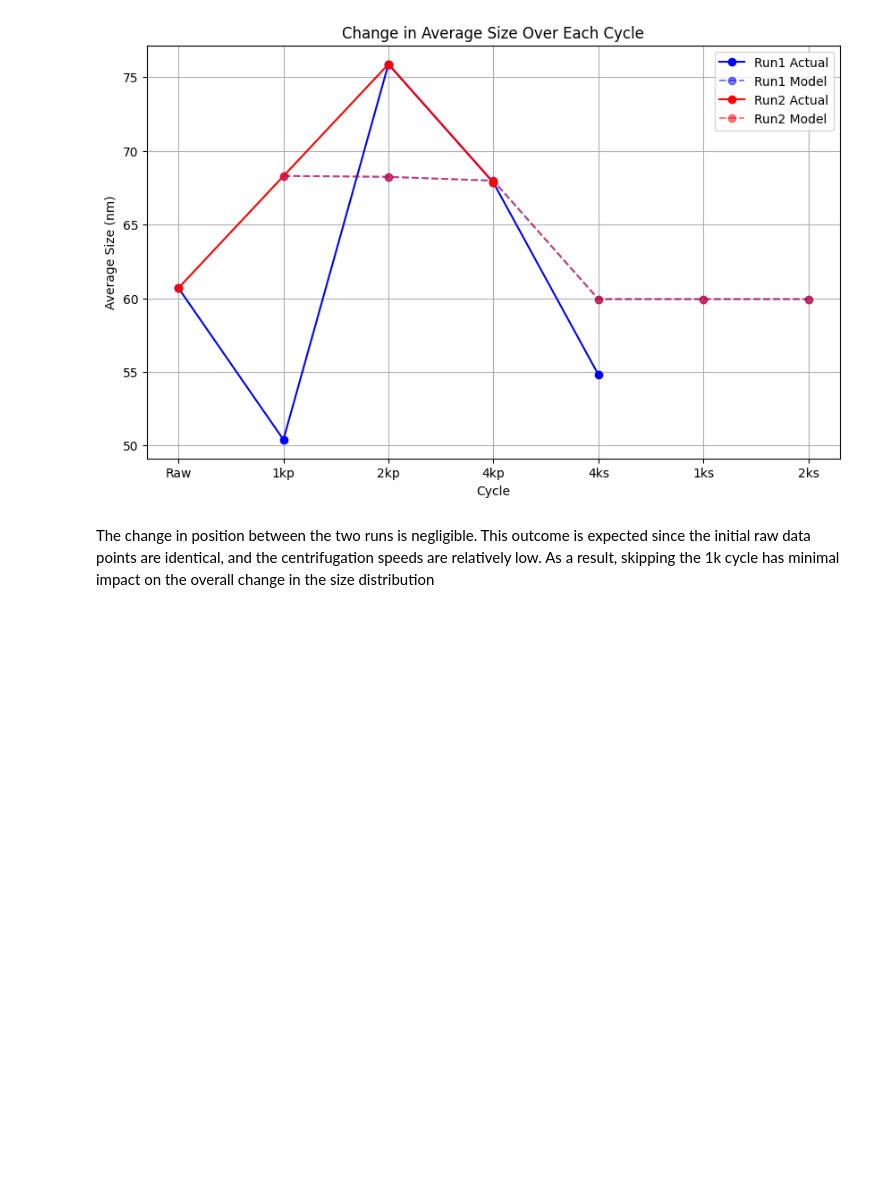
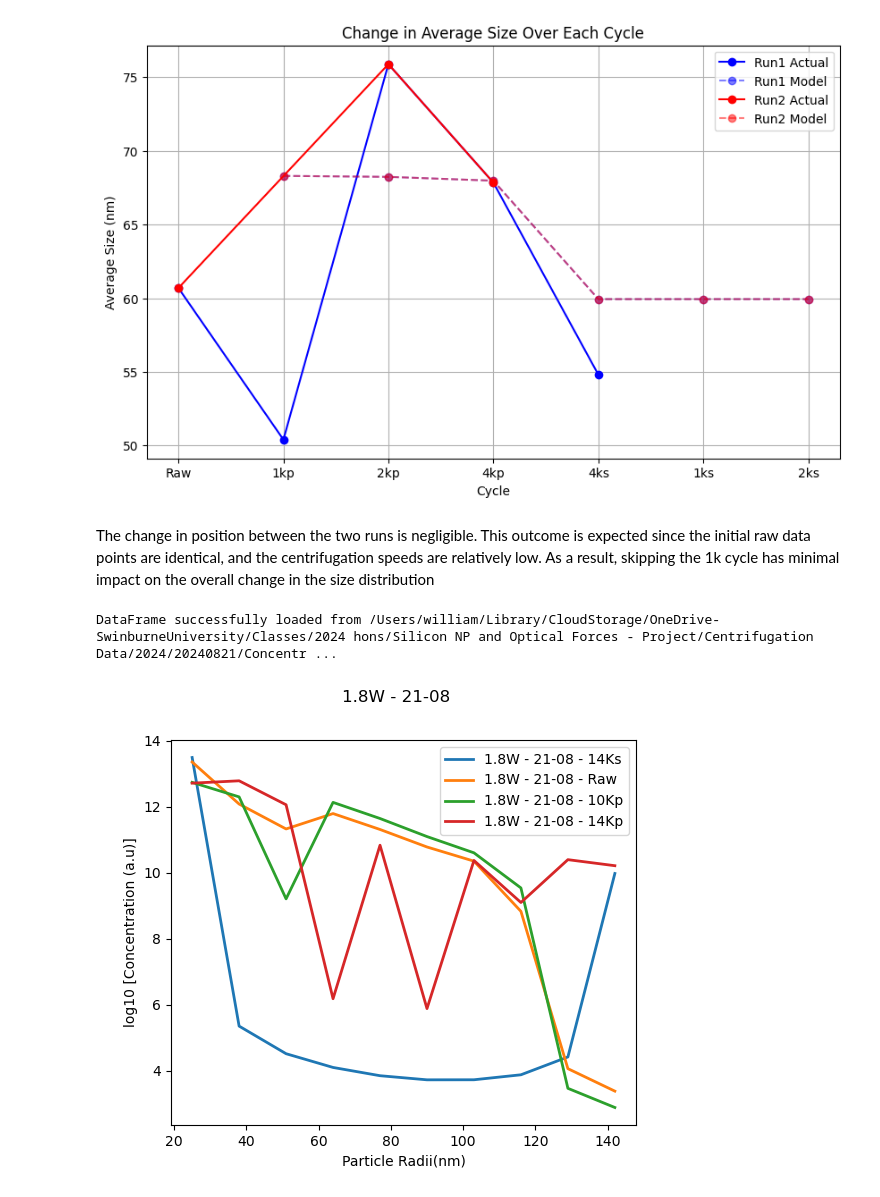
Before and after one commit to williammcmp/Nano-Particle-Playground, a Jupyter notebook: Centrifugation Model.ipynb, the cells around one changed output. Saved outputs shown, nothing was run; the diff lists cells and outputs as text; code cells hidden in the pictures; blank space fills up the shorter version.

```diff
--- a/Centrifugation Model.ipynb
+++ b/Centrifugation Model.ipynb
@@ -1038,3 +1039,36 @@ plt.show()
 [figure]
 # %% [markdown]
 The change in position between the two runs is negligible. This outcome is expected since the initial raw data points are identical, and the centrifugation speeds are relatively low. As a result, skipping the 1k cycle has minimal impact on the overall change in the size distribution
+# %%
+# Loading the conctration and fitted spec data
+con_path = "/Users/william/Library/CloudStorage/OneDrive-SwinburneUniversity/Classes/2024 hons/Silicon NP and Optical Forces - Project/Centrifugation Data/2024/20240821/Concentrations2/Concentrations.parquet"
+
+# loading the dataframes
+con_df = load_dataframe(con_path)
+# %% [output]
+DataFrame successfully loaded from /Users/william/Library/CloudStorage/OneDrive-SwinburneUniversity/Classes/2024 hons/Silicon NP and Optical Forces - Project/Centrifugation Data/2024/20240821/Concentr ...
+# %%
+col_groups = group_columns(con_df.columns, 'Radii (nm)')
+
+con_df_bin = get_df_bins(con_df)
+
+run1_8 = con_df_bin[col_groups[0]]
+
+y_columns = [col for col in run1_8 if 'radii' not in col.lower()] # select just the norm fields
+
+fig, ax = plt.subplots(1, figsize=(6, 5), sharex=True)
+
+for y_col, index in zip(y_columns, range(len(y_columns))):
+    # ax.bar(run1_8['Radii (nm)']-2*(2 - index), np.log10(run1_8[y_col]), label=y_col, width=2)
+    ax.plot(run1_8['Radii (nm)'], np.log10(run1_8[y_col]), label=y_col, linewidth=2)
+
+ax.legend()
+name = ' - '.join(col_groups[0][1].split(' - ')[:2])
+fig.suptitle(name)
+
+ax.set_ylabel("log10 [Concentration (a.u)]")
+ax.set_xlabel("Particle Radii(nm)")
+
+plt.show()
+# %% [output]
+[figure, added]
```
Also changed, not shown: parts of 10 cells of this notebook, 1 other file.
